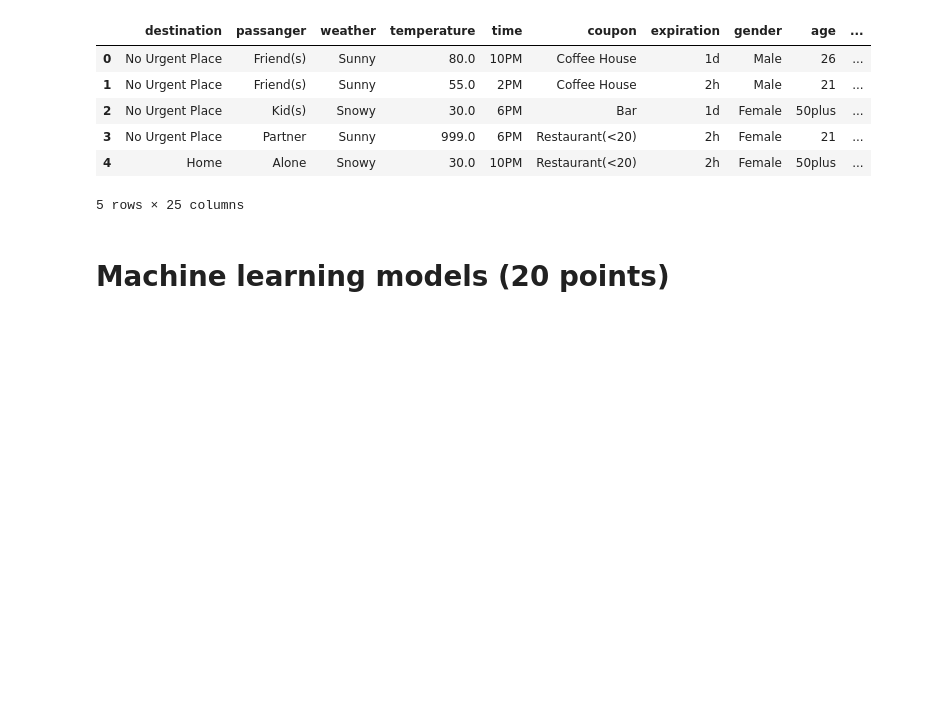
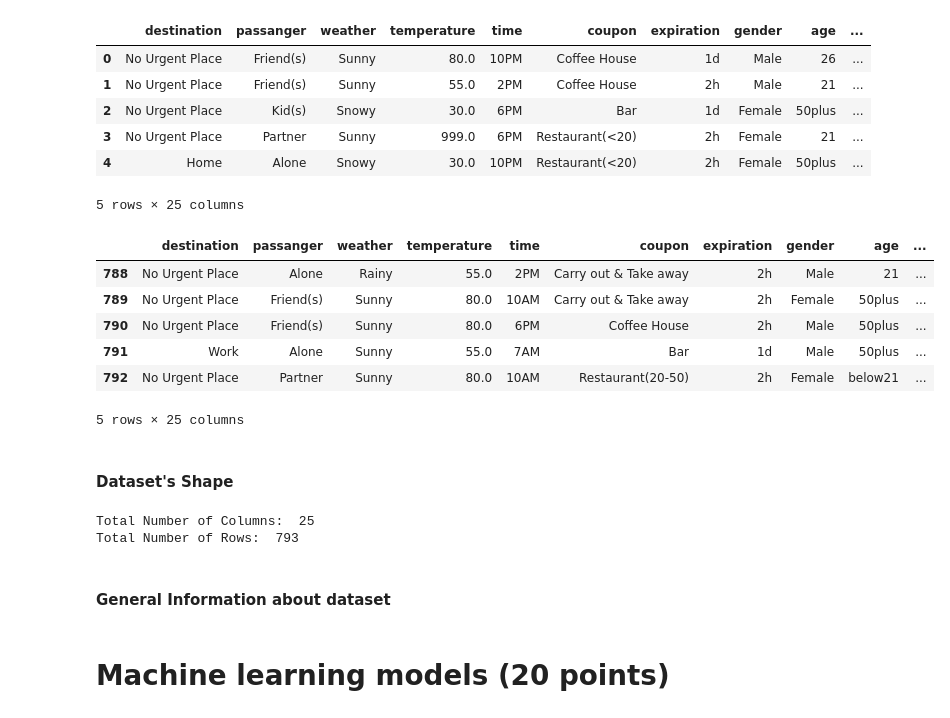
Before and after one commit to ddahiya16/Machine-Learning, a Jupyter notebook: Exam - Summer 2021.ipynb, the cells around one changed output. Saved outputs shown, nothing was run; the diff lists cells and outputs as text; code cells hidden in the pictures; blank space fills up the shorter version.

```diff
--- a/Exam - Summer 2021.ipynb
+++ b/Exam - Summer 2021.ipynb
@@ -826,6 +826,26 @@ df_test.head()
 | 3 | No Urgent Place | Partner | Sunny | 999.0 | 6PM | Restaurant(<20) | 2h | Female | 21 | ... |
 | 4 | Home | Alone | Snowy | 30.0 | 10PM | Restaurant(<20) | 2h | Female | 50plus | ... |
 5 rows × 25 columns
+# %%
+df_test.tail()
+# %% [output]
+|  | destination | passanger | weather | temperature | time | coupon | expiration | gender | age | ... |
+| 788 | No Urgent Place | Alone | Rainy | 55.0 | 2PM | Carry out & Take away | 2h | Male | 21 | ... |
+| 789 | No Urgent Place | Friend(s) | Sunny | 80.0 | 10AM | Carry out & Take away | 2h | Female | 50plus | ... |
+| 790 | No Urgent Place | Friend(s) | Sunny | 80.0 | 6PM | Coffee House | 2h | Male | 50plus | ... |
+| 791 | Work | Alone | Sunny | 55.0 | 7AM | Bar | 1d | Male | 50plus | ... |
+| 792 | No Urgent Place | Partner | Sunny | 80.0 | 10AM | Restaurant(20-50) | 2h | Female | below21 | ... |
+5 rows × 25 columns
+# %% [markdown]
+#### Dataset's Shape
+# %%
+print("Total Number of Columns: ", df_test.shape[1])
+print("Total Number of Rows: ", df_test.shape[0])
+# %% [output]
+Total Number of Columns:  25
+Total Number of Rows:  793
+# %% [markdown]
+#### General Information about dataset
 # %% [markdown]
 # Machine learning models (20 points)
 # %% [markdown]
```
Also changed, not shown: parts of 2 cells of this notebook.
